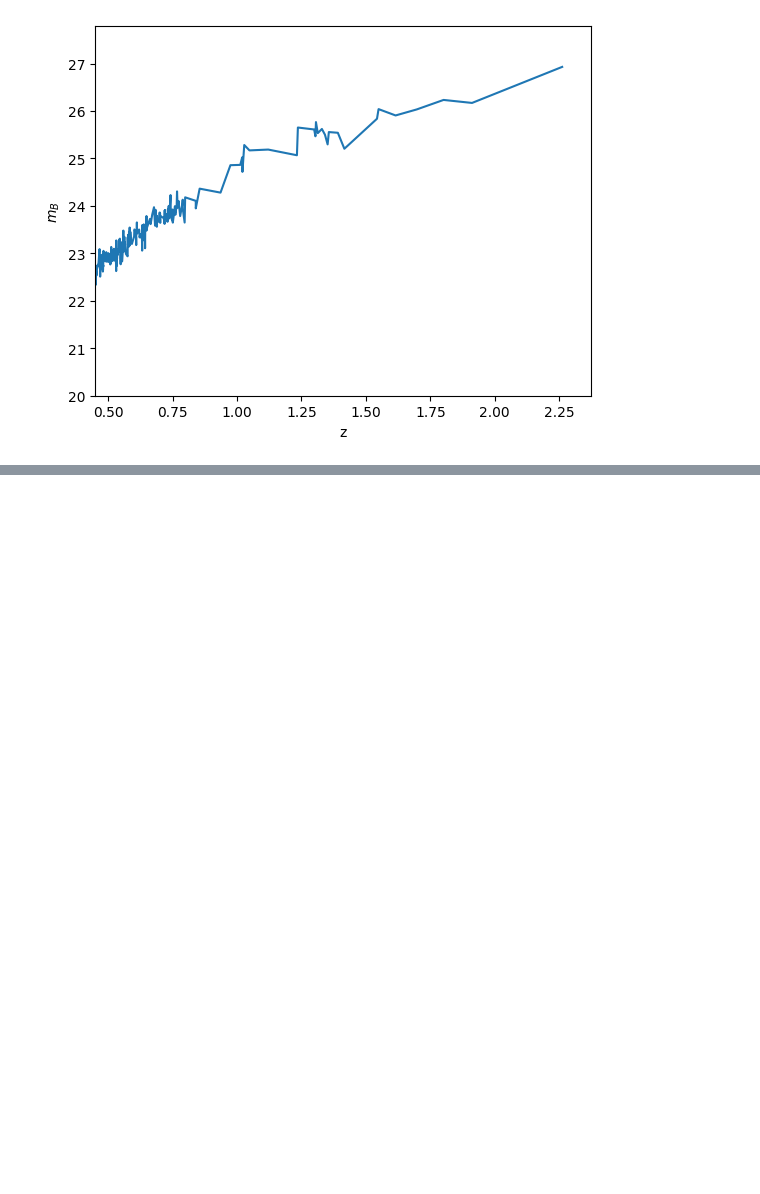
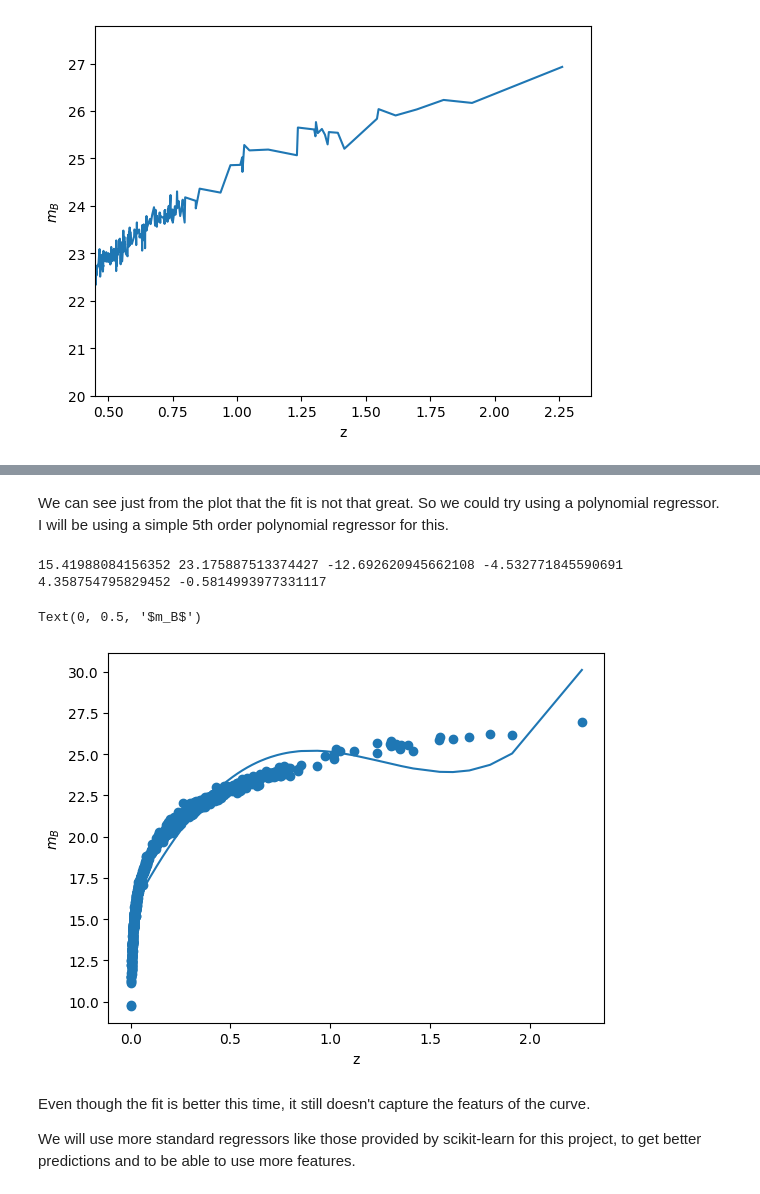
Before and after one commit to sreerag03a/pantheonplus-regression, a Jupyter notebook: notebooks/pantheonplus_visualization.ipynb, the cells around one changed output, grey strips where cells are left out. Drawn from its saved outputs; the diff is of its cells as text; code cells hidden in the pictures; blank space fills up the shorter version.

Commit message:
Added Decision Tree Regression and Polynomial Regression

```diff
--- a/notebooks/pantheonplus_visualization.ipynb
+++ b/notebooks/pantheonplus_visualization.ipynb
@@ -5,21 +5,17 @@ We will begin by plotting the absolute magnitude (mB) against redshift (z).
 # %%
 import pandas as pd
 import matplotlib.pyplot as plt
+import numpy as np
 import os
 import sys
 sys.path.append('../src')
-from preprocessing import preprocessor_linear
+from preprocessing import preprocessor_simple
 
-# BASE_DIR = os.path.dirname(os.path.dirname(os.path.abspath(__file__)))
-# data_path = os.path.join(BASE_DIR,'data')
-# srcpath = os.path.join(BASE_DIR, 'src')
-
-# pantheonpluspath = os.path.join('data_path', 'Pantheon+SH0ES.dat')
 pantheonpluspath = '../data/Pantheon+SH0ES.dat'
 
-X1,y1 = preprocessor_linear(pantheonpluspath,0)
+X1,Y1 = preprocessor_simple(pantheonpluspath)
 
-plt.plot(X1['zHD'],y1)
+plt.plot(X1['zHD'],Y1)
 plt.xlabel('z')
 plt.ylabel('$m_B$')
 plt.show()
@@ -44,0 +59,22 @@ Text(0, 0.5, '$m_B$')
+# %% [markdown]
+We can see just from the plot that the fit is not that great. So we could try using a polynomial regressor. I will be using a simple 5th order polynomial regressor for this.
+# %%
+x1 = X1['zHD'].values.reshape(-1,1)
+y1 = Y1.values.reshape(-1,1)
+from regressors import thirdregressor
+f, e,d,c,b,a = thirdregressor(x1,y1,100000, 0.01)
+print(f,e,d,c,b,a)
+yvals2 = lambda z: f+e*z+ d*(z**2) + c*(z**3) + b*(z**4) + a*(z**5)
+
+plt.plot(x1,yvals2(x1))
+plt.scatter(x1,y1)
+plt.xlabel('z')
+plt.ylabel('$m_B$')
+# %% [output]
+15.41988084156352 23.175887513374427 -12.692620945662108 -4.532771845590691 4.358754795829452 -0.5814993977331117
+Text(0, 0.5, '$m_B$')
+[figure, added]
+# %% [markdown]
+Even though the fit is better this time, it still doesn't capture the featurs of the curve.
+
+We will use more standard regressors like those provided by scikit-learn for this project, to get better predictions and to be able to use more features.
```
Also changed, not shown: parts of 2 cells of this notebook, 5 other files.
